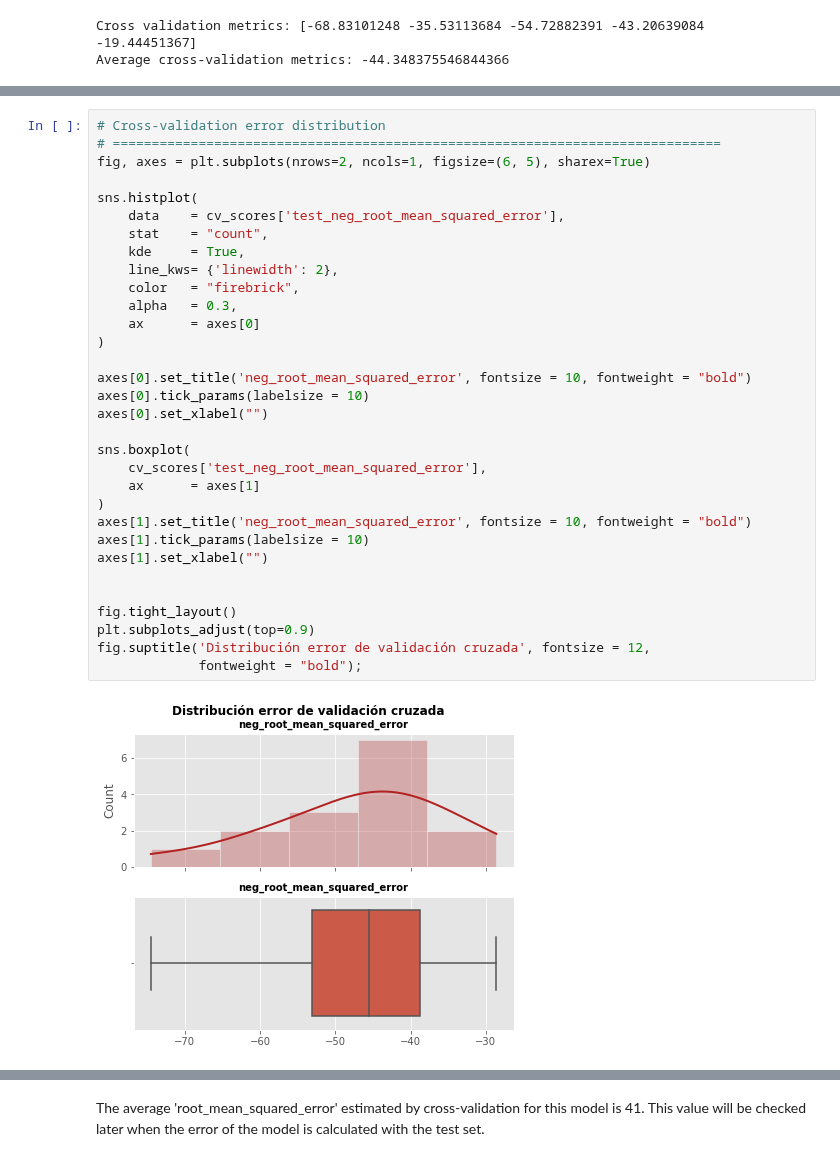
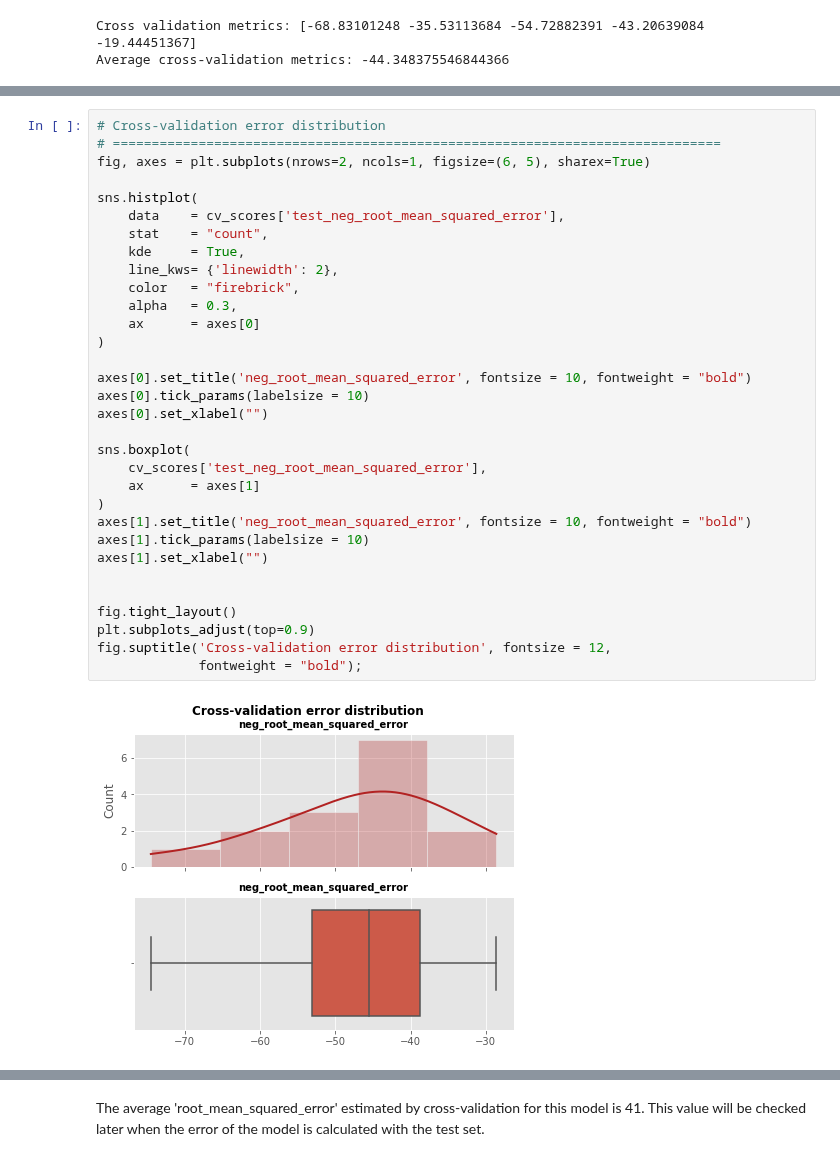
Before and after one commit to MartaVallejo/MachineLearning, a Jupyter notebook: StudentProjects/Carlos.ipynb, the cells around one changed output, grey strips where cells are left out. Drawn from its saved outputs; the diff is of its cells as text.

```diff
--- a/StudentProjects/Carlos.ipynb
+++ b/StudentProjects/Carlos.ipynb
@@ -723,35 +720,35 @@ cv_scores
 # ==============================================================================
 fig, axes = plt.subplots(nrows=2, ncols=1, figsize=(6, 5), sharex=True)
 
 sns.histplot(
     data    = cv_scores['test_neg_root_mean_squared_error'],
     stat    = "count",
     kde     = True,
     line_kws= {'linewidth': 2},
     color   = "firebrick",
     alpha   = 0.3,
     ax      = axes[0]
 )
 
 axes[0].set_title('neg_root_mean_squared_error', fontsize = 10, fontweight = "bold")
 axes[0].tick_params(labelsize = 10)
 axes[0].set_xlabel("")
 
 sns.boxplot(
     cv_scores['test_neg_root_mean_squared_error'],
     ax      = axes[1]
 )
 axes[1].set_title('neg_root_mean_squared_error', fontsize = 10, fontweight = "bold")
 axes[1].tick_params(labelsize = 10)
 axes[1].set_xlabel("")
 
 
 fig.tight_layout()
 plt.subplots_adjust(top=0.9)
-fig.suptitle('Distribución error de validación cruzada', fontsize = 12,
+fig.suptitle('Cross-validation error distribution', fontsize = 12,
              fontweight = "bold");
 # %% [output]
-[figure, old version]
+[figure, new version]
 # %%
 # Parallelized repeated cross validation (multicore)
 # ==============================================================================
```
Also changed, not shown: parts of 12 cells of this notebook.
